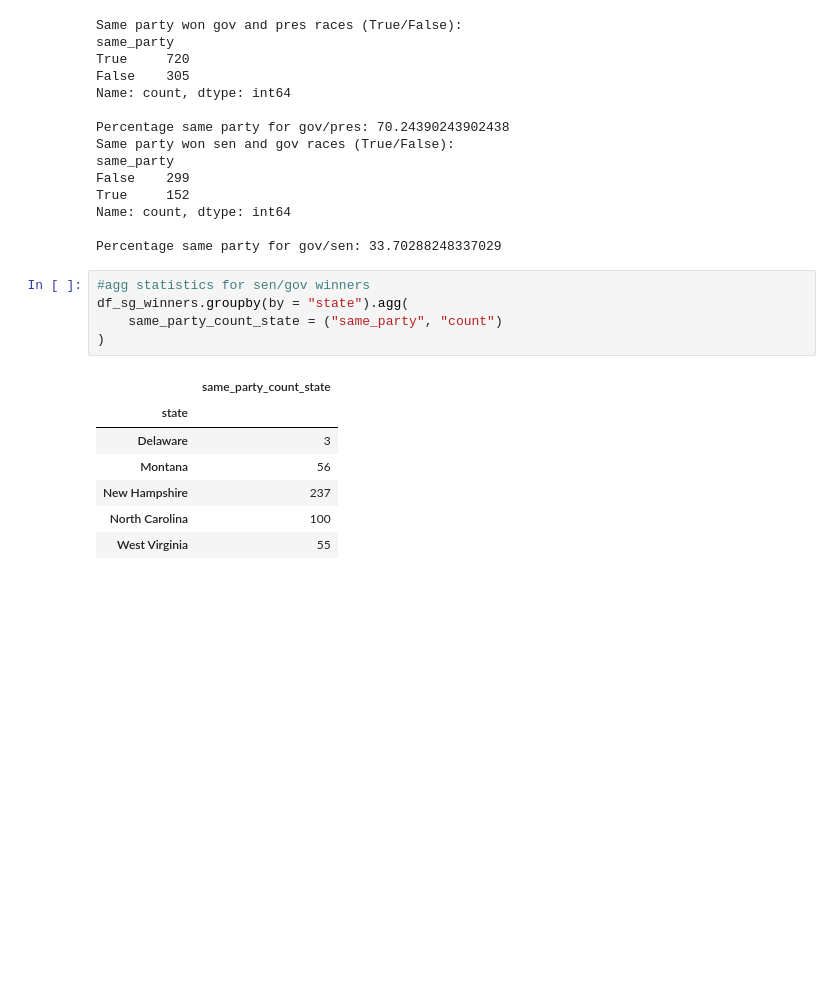
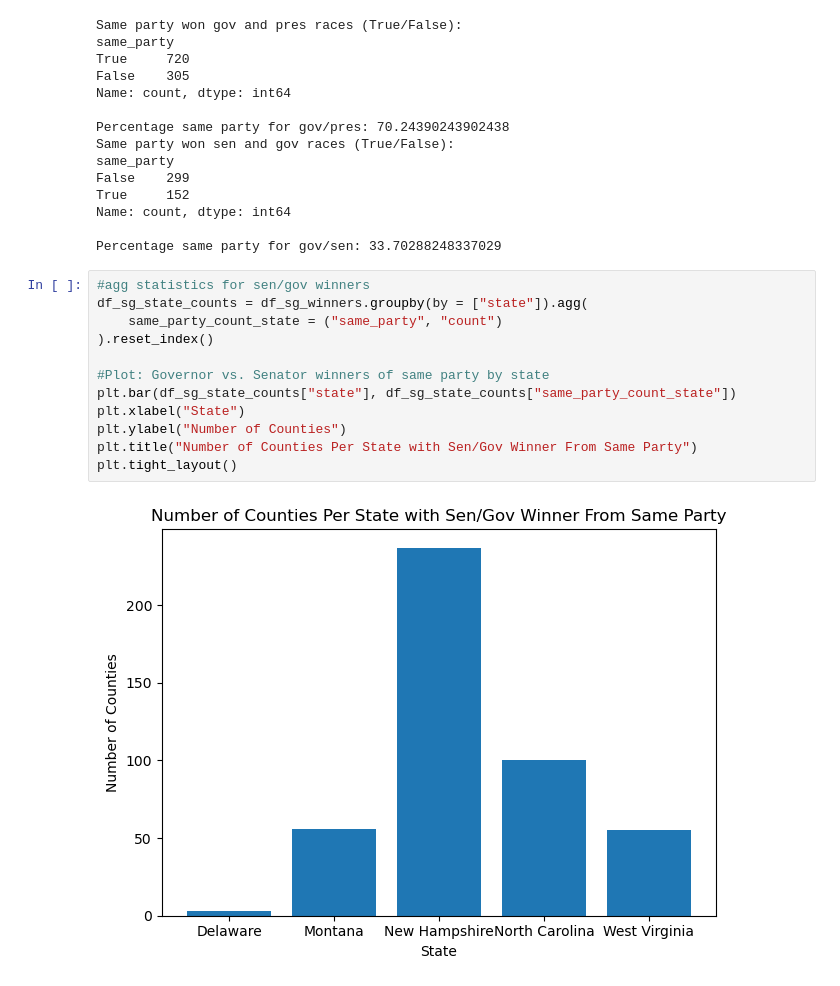
Before and after one commit to JillianKoenig/qtm151fall2025, a Jupyter notebook: Final Project/QTM151Project.ipynb, the cells around one changed output. Drawn from its saved outputs; the diff is of its cells as text; blank space fills up the shorter version.

```diff
--- a/Final Project/QTM151Project.ipynb
+++ b/Final Project/QTM151Project.ipynb
@@ -129,14 +129,15 @@ Name: count, dtype: int64
 Percentage same party for gov/sen: 33.70288248337029
 # %%
 #agg statistics for sen/gov winners
-df_sg_winners.groupby(by = "state").agg(
+df_sg_state_counts = df_sg_winners.groupby(by = ["state"]).agg(
     same_party_count_state = ("same_party", "count")
-)
+).reset_index()
+
+#Plot: Governor vs. Senator winners of same party by state
+plt.bar(df_sg_state_counts["state"], df_sg_state_counts["same_party_count_state"])
+plt.xlabel("State")
+plt.ylabel("Number of Counties")
+plt.title("Number of Counties Per State with Sen/Gov Winner From Same Party")
+plt.tight_layout()
 # %% [output]
-|  | same_party_count_state |
-| state |  |
-| Delaware | 3 |
-| Montana | 56 |
-| New Hampshire | 237 |
-| North Carolina | 100 |
-| West Virginia | 55 |
+[figure, added]
```
Also changed, not shown: parts of 5 cells of this notebook, 1 other file.
